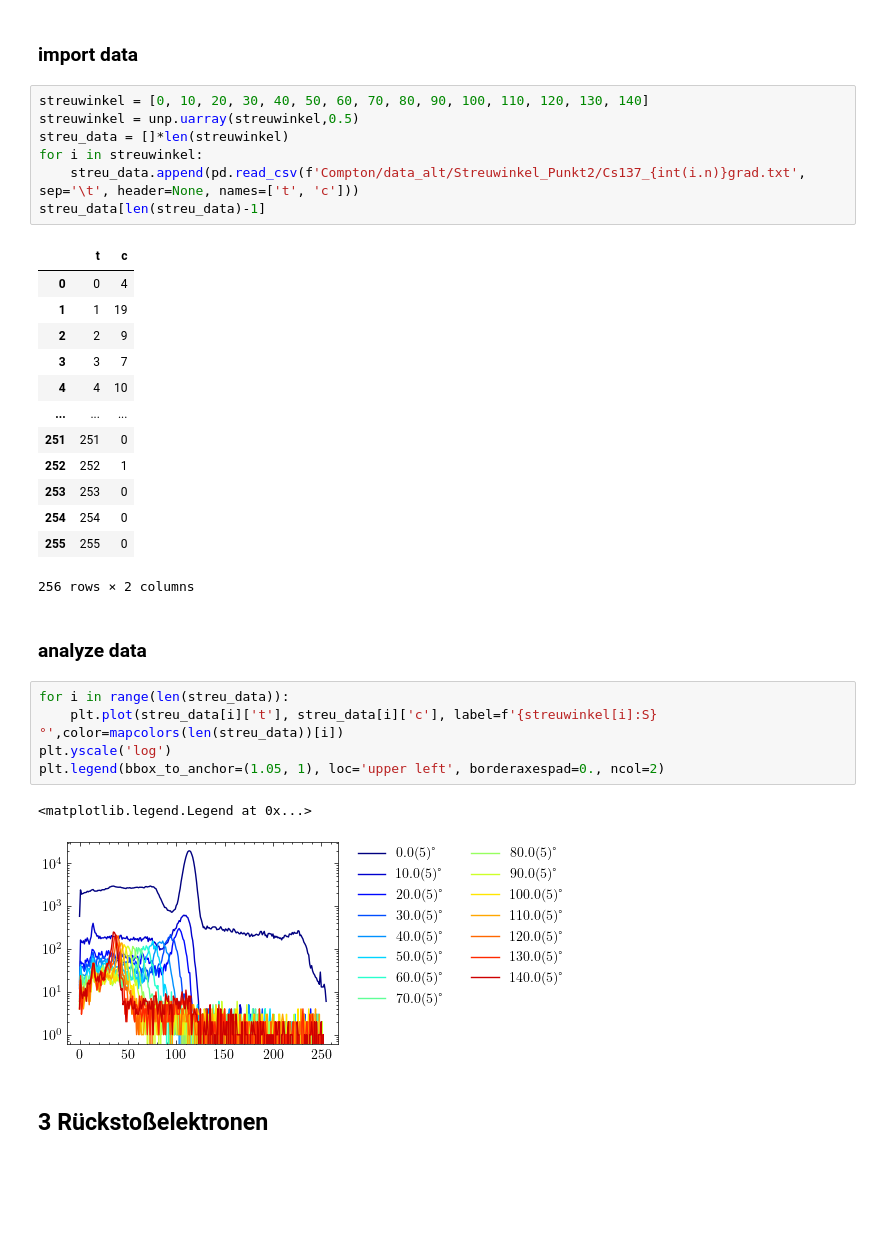
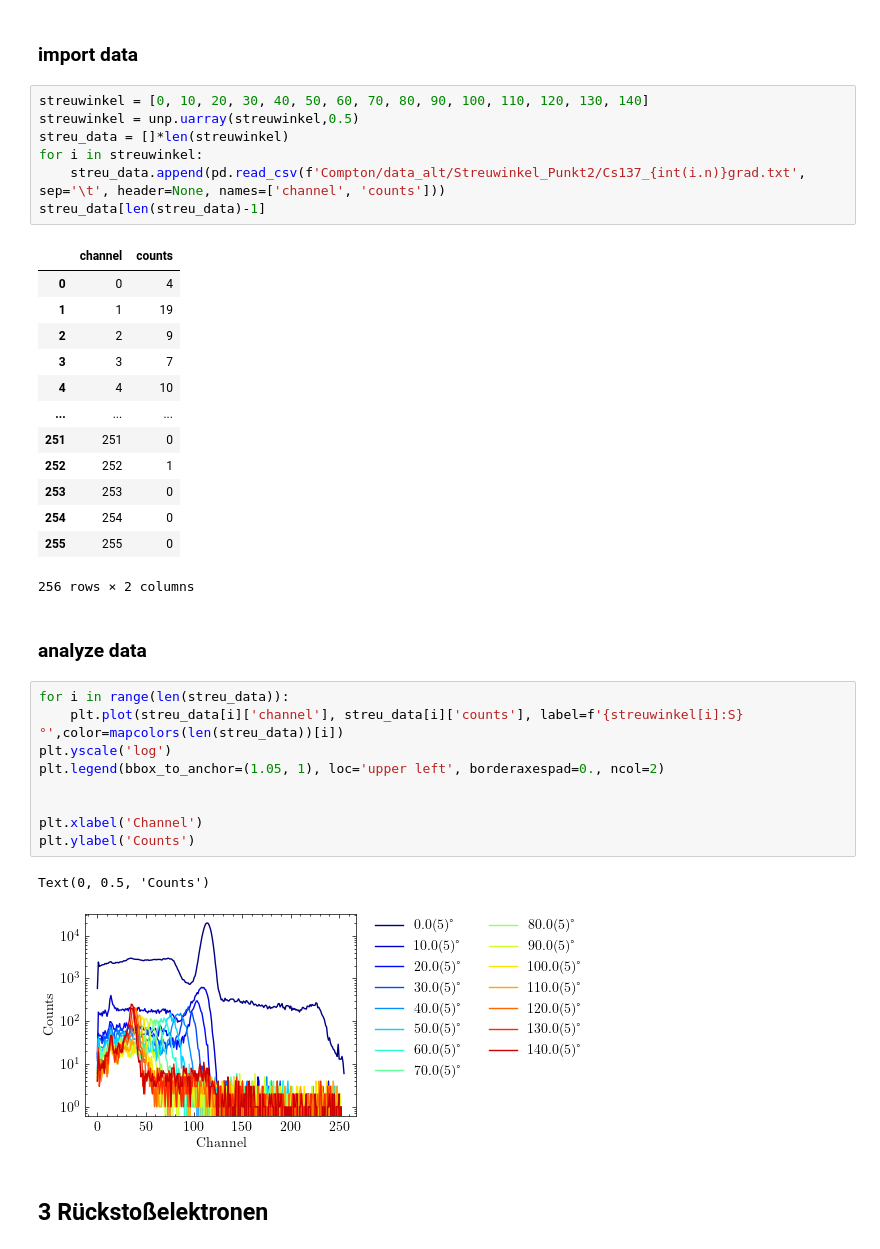
Before and after one commit to emhl/FP1, a Jupyter notebook: Compton.ipynb, the cells around one changed output. Cells and saved outputs as stored; diff of their text form; blank space fills up the shorter version.

Commit message:
labels!

```diff
--- a/Compton.ipynb
+++ b/Compton.ipynb
@@ -90,10 +93,10 @@ streuwinkel = [0, 10, 20, 30, 40, 50, 60, 70, 80, 90, 100, 110, 120, 130, 140]
 streuwinkel = unp.uarray(streuwinkel,0.5)
 streu_data = []*len(streuwinkel)
 for i in streuwinkel:
-    streu_data.append(pd.read_csv(f'Compton/data_alt/Streuwinkel_Punkt2/Cs137_{int(i.n)}grad.txt', sep='\t', header=None, names=['t', 'c']))
+    streu_data.append(pd.read_csv(f'Compton/data_alt/Streuwinkel_Punkt2/Cs137_{int(i.n)}grad.txt', sep='\t', header=None, names=['channel', 'counts']))
 streu_data[len(streu_data)-1]
 # %% [output]
-|  | t | c |
+|  | channel | counts |
 | 0 | 0 | 4 |
 | 1 | 1 | 19 |
 | 2 | 2 | 9 |
@@ -110,12 +113,16 @@ streu_data[len(streu_data)-1]
 ### analyze data
 # %%
 for i in range(len(streu_data)):
-    plt.plot(streu_data[i]['t'], streu_data[i]['c'], label=f'{streuwinkel[i]:S}°',color=mapcolors(len(streu_data))[i])
+    plt.plot(streu_data[i]['channel'], streu_data[i]['counts'], label=f'{streuwinkel[i]:S}°',color=mapcolors(len(streu_data))[i])
 plt.yscale('log')
 plt.legend(bbox_to_anchor=(1.05, 1), loc='upper left', borderaxespad=0., ncol=2)
+
+
+plt.xlabel('Channel')
+plt.ylabel('Counts')
 # %% [output]
-<matplotlib.legend.Legend at 0x...>
+Text(0, 0.5, 'Counts')
-[figure, old version]
+[figure, new version]
 # %% [markdown]
 ## 3 Rückstoßelektronen
 # %% [markdown]
```
Also changed, not shown: parts of 6 cells of this notebook.
